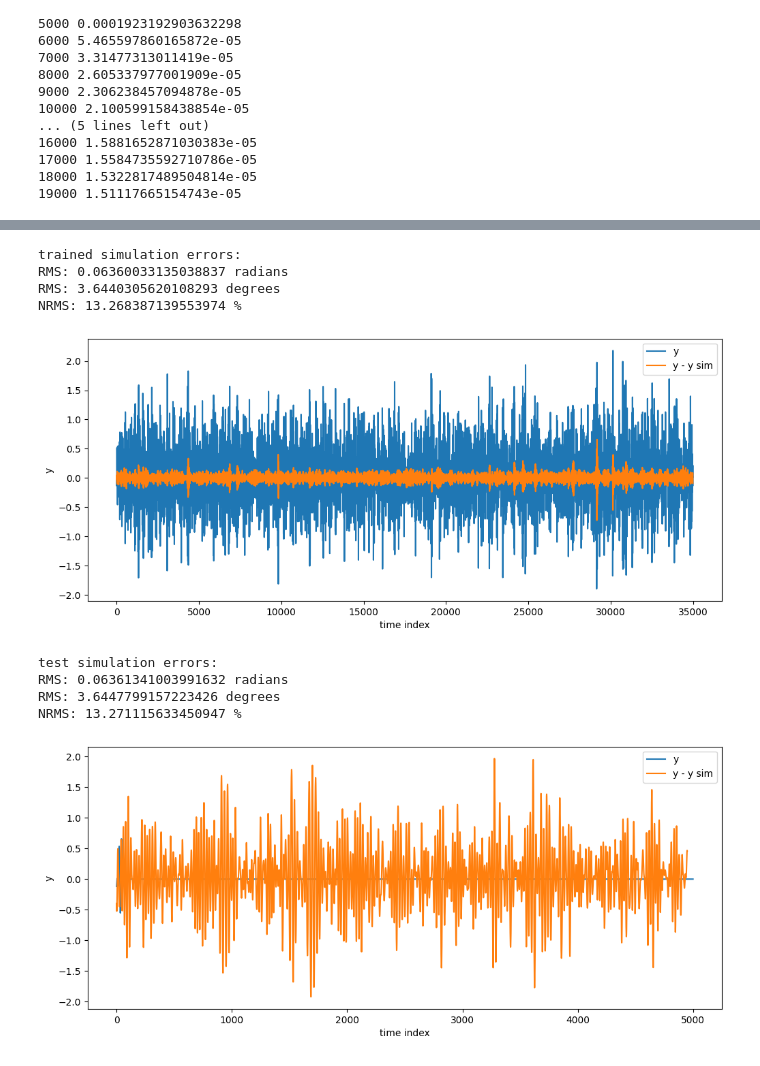
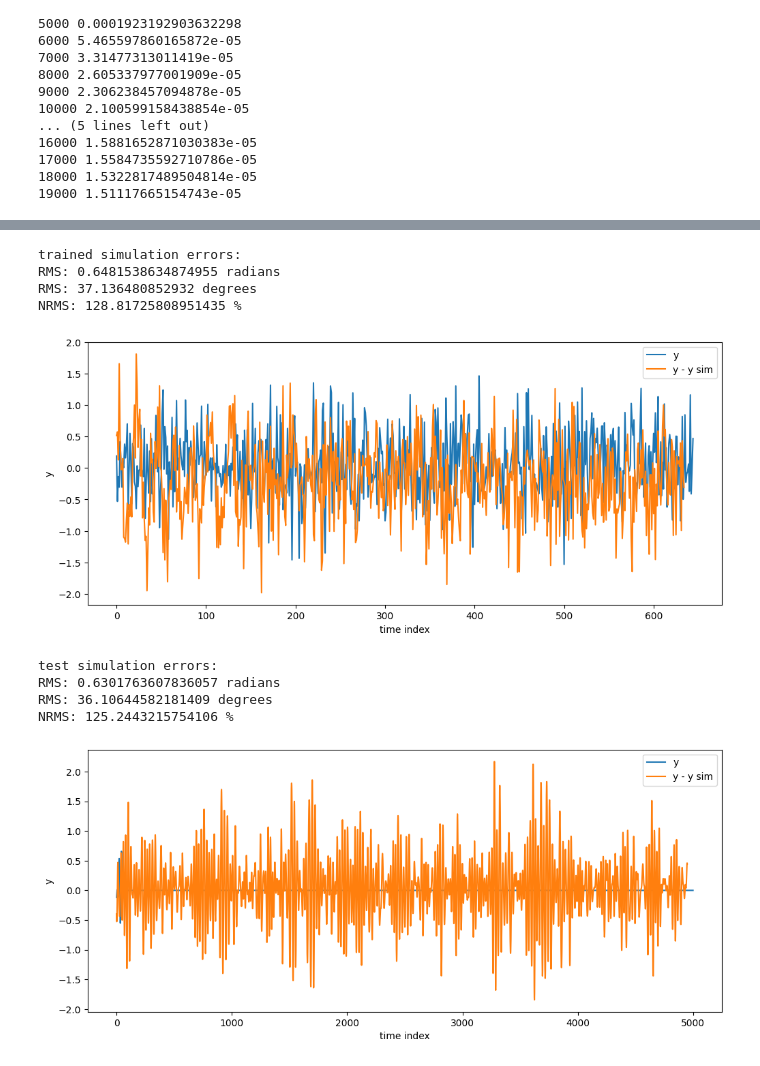
Before and after one commit to osilian/ml4sc-project, a Jupyter notebook: disc-benchmark-files/identification_NARX.ipynb, the cells around one changed output, grey strips where cells are left out. Cells and saved outputs as stored; diff of their text form; code cells hidden in the pictures.

Commit message:
First attempt to include real prediction test file

```diff
--- a/disc-benchmark-files/identification_NARX.ipynb
+++ b/disc-benchmark-files/identification_NARX.ipynb
@@ -113,7 +113,9 @@ class narxNetwork(nn.Module):
 # %%
 n_hidden_nodes = 10 #a)
 na, nb = 10, 10
-model = narxNetwork(na, nb, n_hidden_nodes,activation=nn.Tanh) #a=)
+model = narxNetwork(na, nb, n_hidden_nodes,activation=nn.Sigmoid) #a=)
+model = nn.DataParallel(model)
+model = model.to(device)
 optimizer = torch.optim.Adam(model.parameters()) #a)
 Xtrain, Xval, Ytrain, Yval = create_search_data(na, nb)
 x_train_mean = torch.mean(Xtrain).item()
@@ -148,21 +150,22 @@ y_max = +2/3*np.pi   #torch.max(torch.min(Ytrain)).item()
 dataNorm = dataNormalization(x_min,x_max,y_min,y_max)
 
 Xtrain_norm, Ytrain_norm = dataNorm.normalize(Xtrain, Ytrain)
+#Xtrain_norm, Ytrain_norm = [x.to(device) for x in [Xtrain_norm, Ytrain_norm]]
 
 # Plot Data
-plt.plot(Xtrain_norm,'.')
+plt.plot(Xtrain_norm.cpu(),'.')
 plt.title('Input Voltage')
 plt.xlabel('k')
 plt.ylabel('u / V')
 plt.show()
 
-plt.plot(Ytrain_norm,'.')
+plt.plot(Ytrain_norm.cpu(),'.')
 plt.title('Output Angle')
 plt.xlabel('k')
 plt.ylabel(r'$\theta$ / rad')
 plt.show()
 
-plt.plot(Xtrain_norm,Ytrain_norm,'.')
+plt.plot(Xtrain_norm.cpu(),Ytrain_norm.cpu(),'.')
 plt.title(r'$\theta - U$ - Diagram')
 plt.xlabel('U')
 plt.ylabel(r'$\theta$ / rad')
@@ -348,11 +369,11 @@ NRMS: tensor(0.7981, device='cuda:0') %
 # Set up simulation for identified net
 #### What's done with the na and nb here???
 # Simulation Test
-out = np.load('/hidden-test-prediction-submission-file.npz')
-th_train = out['th'] #th[0],th[1],th[2],th[3],...
-u_train = out['u'] #u[0],u[1],u[2],u[3],...
+out = np.load('/content/hidden-test-prediction-submission-file.npz')
+th_train = out['thpast'][:,0] #th[0],th[1],th[2],th[3],...
+u_train = out['upast'][:,0] #u[0],u[1],u[2],u[3],...
 
-data = np.load('/hidden-test-simulation-submission-file.npz')
+data = np.load('/content/hidden-test-simulation-submission-file.npz')
 u_test = data['u']
 th_test = data['th'] #only the first 50 values are filled the rest are zeros
 
@@ -376,39 +397,39 @@ def simulation_IO_model(f, ulist, ylist, skip=50):
 
 skip = max(na,nb)
 th_train_sim = simulation_IO_model(lambda x: model(x[None,:])[0], u_train, th_train, skip=skip)
 print('trained simulation errors:')
 print('RMS:', np.mean((th_train_sim[skip:]-th_train[skip:])**2)**0.5,'radians')
 print('RMS:', np.mean((th_train_sim[skip:]-th_train[skip:])**2)**0.5/(2*np.pi)*360,'degrees')
 print('NRMS:', np.mean((th_train_sim[skip:]-th_train[skip:])**2)**0.5/th_train.std()*100,'%')
 # Plotting
 res = th_train_sim[skip:] - th_train[skip:] #b)
 plt.figure(figsize=(12,5)) #b)
 plt.plot(th_train) #b)
 plt.plot(res) #b)
 plt.xlabel('time index'); plt.ylabel('y'); plt.legend(['y','y - y sim'])#b)
 plt.show() #b)
 
 skip = 50
 th_test_sim = simulation_IO_model(lambda x: model(x[None,:])[0], u_test, th_test, skip=skip)
 print('test simulation errors:')
 print('RMS:', np.mean((th_train_sim[skip:]-th_train[skip:])**2)**0.5,'radians')
 print('RMS:', np.mean((th_train_sim[skip:]-th_train[skip:])**2)**0.5/(2*np.pi)*360,'degrees')
 print('NRMS:', np.mean((th_train_sim[skip:]-th_train[skip:])**2)**0.5/th_train.std()*100,'%')
 # Plotting
 res = th_test_sim[skip:] - th_test[skip:] #b)
 plt.figure(figsize=(12,5)) #b)
 plt.plot(th_test) #b)
 plt.plot(res) #b)
 plt.xlabel('time index'); plt.ylabel('y'); plt.legend(['y','y - y sim'])#b)
 plt.show() #b)
 # %% [output]
 trained simulation errors:
-RMS: 0.06360033135038837 radians
-RMS: 3.6440305620108293 degrees
-NRMS: 13.268387139553974 %
+RMS: 0.6481538634874955 radians
+RMS: 37.136480852932 degrees
+NRMS: 128.81725808951435 %
-[figure, old version]
+[figure, new version]
 test simulation errors:
-RMS: 0.06361341003991632 radians
-RMS: 3.6447799157223426 degrees
-NRMS: 13.271115633450947 %
+RMS: 0.6301763607836057 radians
+RMS: 36.10644582181409 degrees
+NRMS: 125.2443215754106 %
-[figure, old version]
+[figure, new version]
```
Also changed, not shown: parts of 4 cells of this notebook.
